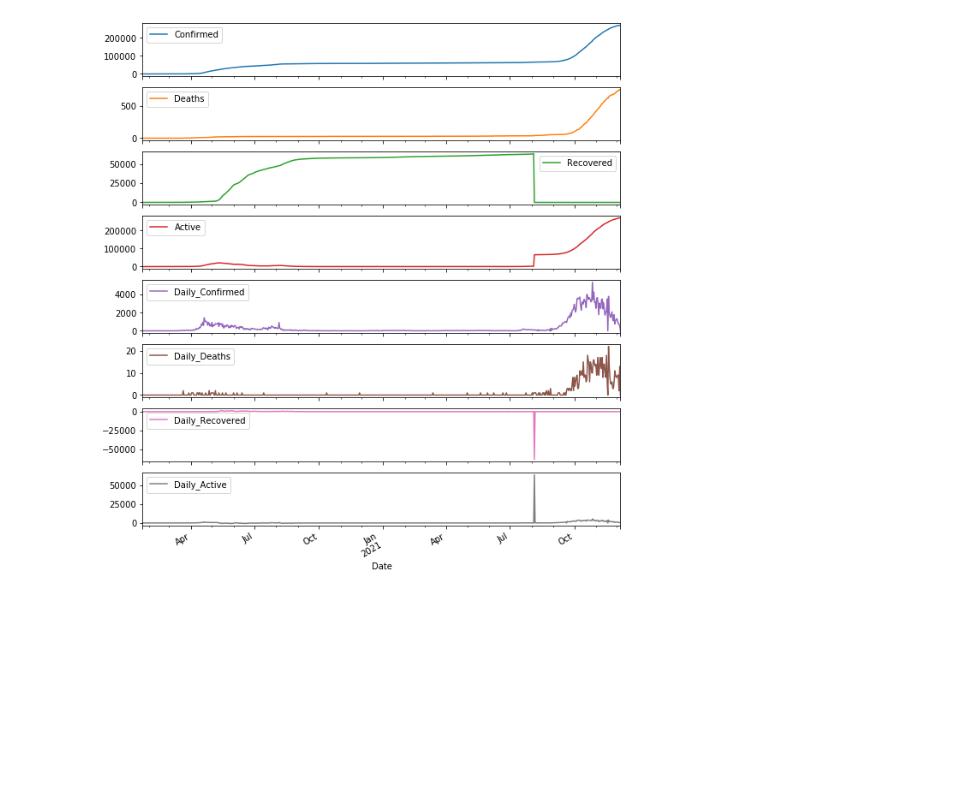
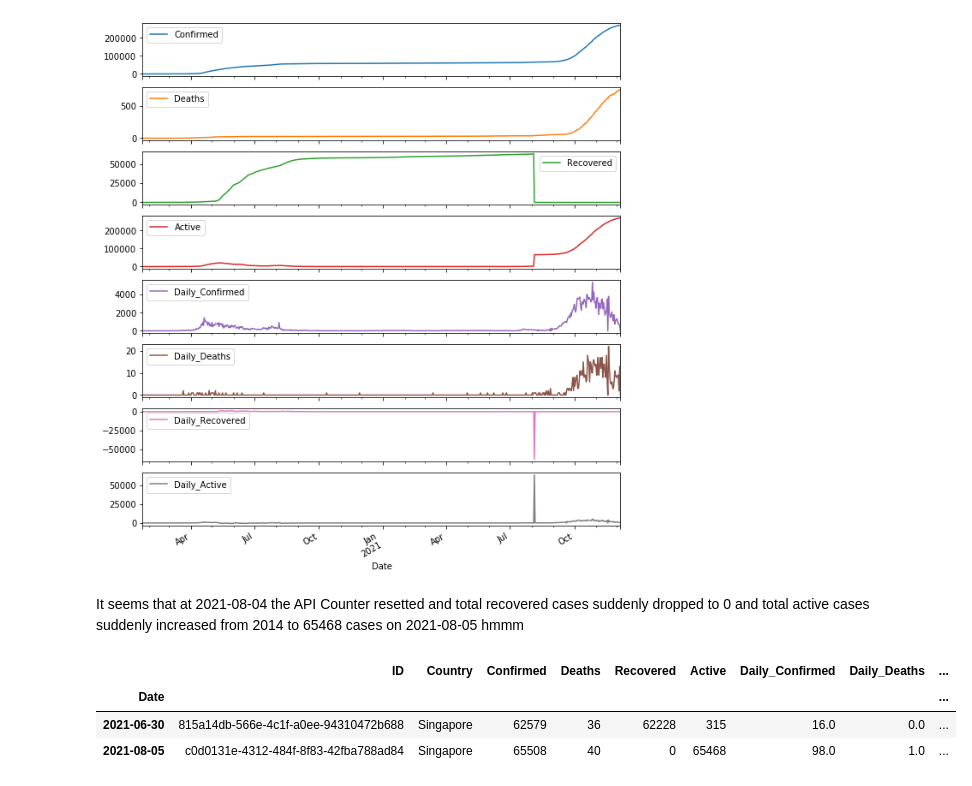
Before and after one commit to thatguylor/dataeng_test02, a Jupyter notebook: Section_4_Charts_And_API/Section_4_notebook.ipynb, the cells around one changed output. Drawn from its saved outputs; the diff is of its cells as text; code cells hidden in the pictures; blank space fills up the shorter version.

```diff
--- a/Section_4_Charts_And_API/Section_4_notebook.ipynb
+++ b/Section_4_Charts_And_API/Section_4_notebook.ipynb
@@ -135,6 +135,15 @@ array([<matplotlib.axes._subplots.AxesSubplot object at 0x...>,
        <matplotlib.axes._subplots.AxesSubplot object at 0x...>],
       dtype=object)
 [figure]
+# %% [markdown]
+It seems that at 2021-08-04 the API Counter resetted and total recovered cases suddenly dropped to 0 and total active cases suddenly increased from 2014 to 65468 cases on 2021-08-05 hmmm
 # %%
 #singapore[singapore.Daily_Recovered> 1000]
-singapore.loc['2021-08-02']
+#singapore.loc['2021-08-02']
+singapore[singapore.Daily_Recovered< 0]
+#singapore.loc['2021-08-04']
+# %% [output]
+|  | ID | Country | Confirmed | Deaths | Recovered | Active | Daily_Confirmed | Daily_Deaths | ... |
+| Date |  |  |  |  |  |  |  |  | ... |
+| 2021-06-30 | 815a14db-566e-4c1f-a0ee-94310472b688 | Singapore | 62579 | 36 | 62228 | 315 | 16.0 | 0.0 | ... |
+| 2021-08-05 | c0d0131e-4312-484f-8f83-42fba788ad84 | Singapore | 65508 | 40 | 0 | 65468 | 98.0 | 1.0 | ... |
```
